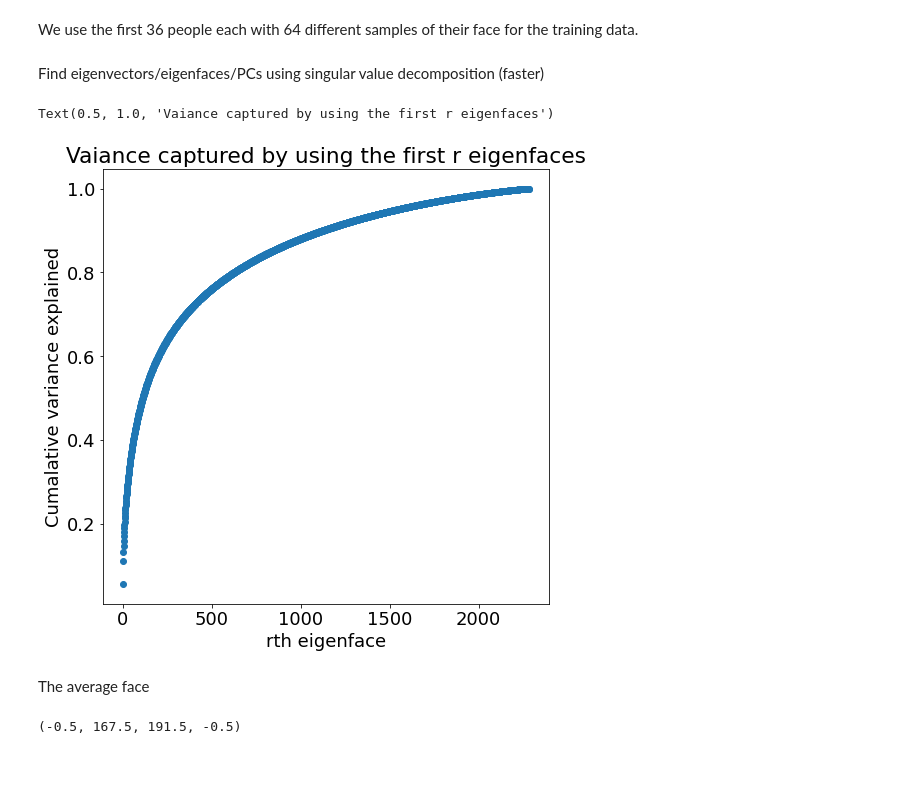
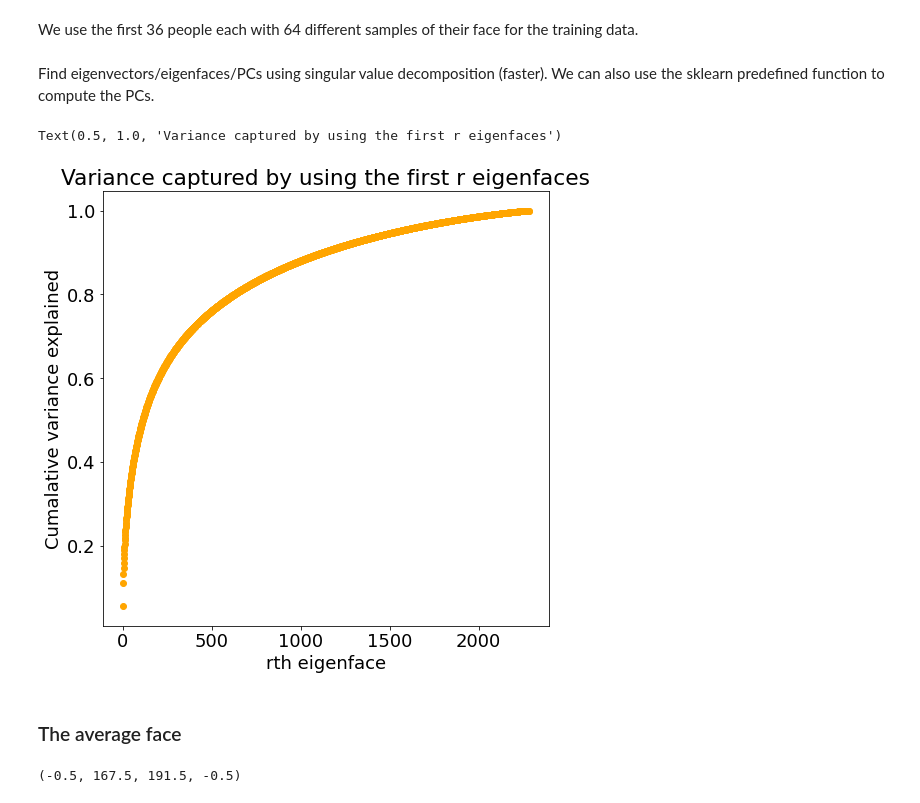
Before and after one commit to n4vya/pca-for-image-classification, a Jupyter notebook: pca-image-classification.ipynb, the cells around one changed output. Saved outputs shown, nothing was run; the diff lists cells and outputs as text; code cells hidden in the pictures; blank space fills up the shorter version.

```diff
--- a/pca-image-classification.ipynb
+++ b/pca-image-classification.ipynb
@@ -8,5 +8,12 @@ conditions. Each image is of size 198 × 168 (≈ 32000 pixels)
 import matplotlib.pyplot as plt
 import numpy as np
 import scipy.io
-plt.rcParams['figure.figsize'] = [10, 10]
-plt.rcParams.update({'font.size': 18})
+
+from sklearn.decomposition import PCA
+from sklearn.neighbors import KNeighborsClassifier
+from sklearn.svm import SVC
+
+from sklearn.model_selection import train_test_split
+from sklearn.model_selection import GridSearchCV
+from sklearn.metrics import classification_report, accuracy_score
+from sklearn.metrics import confusion_matrix
@@ -75,7 +87,7 @@ plt.rcParams.update({'font.size': 18})
 # %% [markdown]
 We use the first 36 people each with 64 different samples of their face for the training data.
 # %% [markdown]
-Find eigenvectors/eigenfaces/PCs using singular value decomposition (faster)
+Find eigenvectors/eigenfaces/PCs using singular value decomposition (faster).  We can also use the sklearn predefined function to compute the PCs.
 # %%
 # We use the first 36 people for training data
 trainingFaces = faces[:,:np.sum(nfaces[:36])]
@@ -100,17 +112,18 @@ U, S, VT = np.linalg.svd(X,full_matrices=0)
 # %%
 C= [(s**2)/(len(U)-1) for s in S]
 fullvar = sum(S**2/(len(U)-1))
+
 #get s in ascending order
 S = np.sort(S)[::-1]
 ratio =[sum(S[:i])/sum(S) for i in range(1, len(S)+1)]
 fig, ax = plt.subplots()
 ax.set_ylabel('Cumalative variance explained')
 ax.set_xlabel('rth eigenface')
-ax.scatter(np.arange(1,len(S)+1,1), ratio)
-plt.title('Vaiance captured by using the first r eigenfaces')
+ax.scatter(np.arange(1,len(S)+1,1), ratio, c='orange')
+plt.title('Variance captured by using the first r eigenfaces')
 # %% [output]
-Text(0.5, 1.0, 'Vaiance captured by using the first r eigenfaces')
+Text(0.5, 1.0, 'Variance captured by using the first r eigenfaces')
-[figure, old version]
+[figure, new version]
 # %% [markdown]
-The average face
+### The average face
 # %%
```
Also changed, not shown: parts of 23 cells of this notebook.
